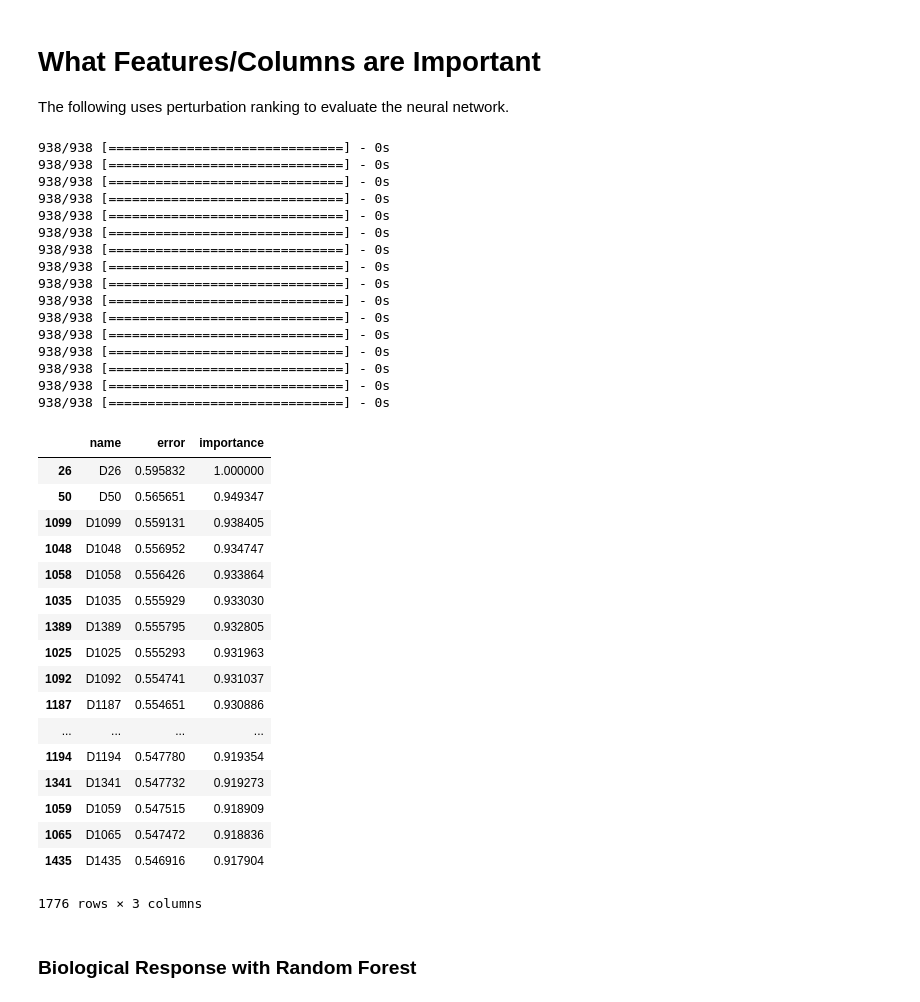
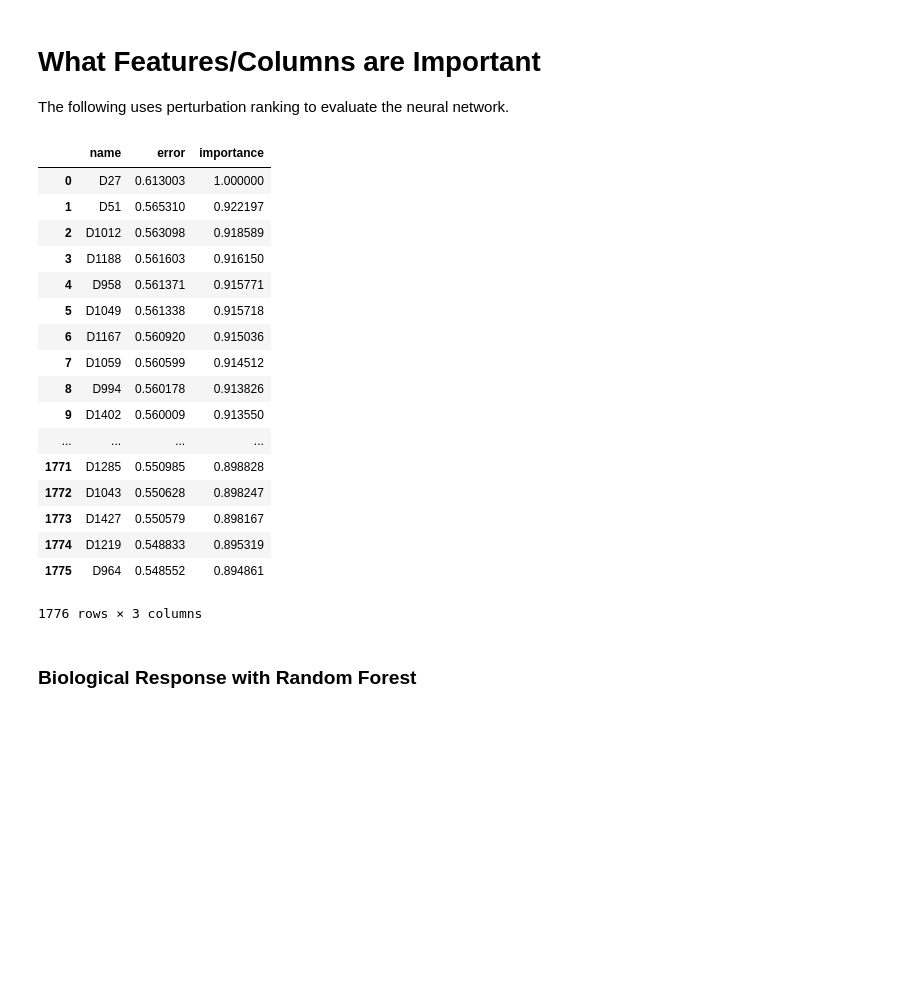
Before and after one commit to jeffheaton/t81_558_deep_learning, a Jupyter notebook: t81_558_class12_app.ipynb, the cells around one changed output. Cells and saved outputs as stored; diff of their text form; code cells hidden in the pictures; blank space fills up the shorter version.

```diff
--- a/t81_558_class12_app.ipynb
+++ b/t81_558_class12_app.ipynb
@@ -543,45 +470,30 @@ The following uses perturbation ranking to evaluate the neural network.
 # %%
 # Rank the features
 from IPython.display import display, HTML
 
-names = df_train.columns.values[0:-1] # x column names
+names = list(df_train.columns) # x+y column names
+names.remove("Activity") # remove the target(y)
 rank = perturbation_rank(model, x_test, y_test, names, False)
 display(rank)
 # %% [output]
+|  | name | error | importance |
+| 0 | D27 | 0.613003 | 1.000000 |
+| 1 | D51 | 0.565310 | 0.922197 |
+| 2 | D1012 | 0.563098 | 0.918589 |
+| 3 | D1188 | 0.561603 | 0.916150 |
+| 4 | D958 | 0.561371 | 0.915771 |
+| 5 | D1049 | 0.561338 | 0.915718 |
+| 6 | D1167 | 0.560920 | 0.915036 |
+| 7 | D1059 | 0.560599 | 0.914512 |
+| 8 | D994 | 0.560178 | 0.913826 |
+| 9 | D1402 | 0.560009 | 0.913550 |
+| ... | ... | ... | ... |
+| 1771 | D1285 | 0.550985 | 0.898828 |
+| 1772 | D1043 | 0.550628 | 0.898247 |
+| 1773 | D1427 | 0.550579 | 0.898167 |
+| 1774 | D1219 | 0.548833 | 0.895319 |
+| 1775 | D964 | 0.548552 | 0.894861 |
-938/938 [==============================] - 0s
-938/938 [==============================] - 0s
-938/938 [==============================] - 0s
-938/938 [==============================] - 0s
-938/938 [==============================] - 0s
-938/938 [==============================] - 0s
-938/938 [==============================] - 0s
-938/938 [==============================] - 0s
-938/938 [==============================] - 0s
-938/938 [==============================] - 0s
-938/938 [==============================] - 0s
-938/938 [==============================] - 0s
-938/938 [==============================] - 0s
-938/938 [==============================] - 0s
-938/938 [==============================] - 0s
-938/938 [==============================] - 0s
+1776 rows × 3 columns
-|  | name | error | importance |
-| 26 | D26 | 0.595832 | 1.000000 |
-| 50 | D50 | 0.565651 | 0.949347 |
-| 1099 | D1099 | 0.559131 | 0.938405 |
-| 1048 | D1048 | 0.556952 | 0.934747 |
-| 1058 | D1058 | 0.556426 | 0.933864 |
-| 1035 | D1035 | 0.555929 | 0.933030 |
-| 1389 | D1389 | 0.555795 | 0.932805 |
-| 1025 | D1025 | 0.555293 | 0.931963 |
-| 1092 | D1092 | 0.554741 | 0.931037 |
-| 1187 | D1187 | 0.554651 | 0.930886 |
-| ... | ... | ... | ... |
-| 1194 | D1194 | 0.547780 | 0.919354 |
-| 1341 | D1341 | 0.547732 | 0.919273 |
-| 1059 | D1059 | 0.547515 | 0.918909 |
-| 1065 | D1065 | 0.547472 | 0.918836 |
-| 1435 | D1435 | 0.546916 | 0.917904 |
-1776 rows × 3 columns
 # %% [markdown]
 ### Biological Response with Random Forest
 # %%
```
Also changed, not shown: parts of 12 cells of this notebook.
